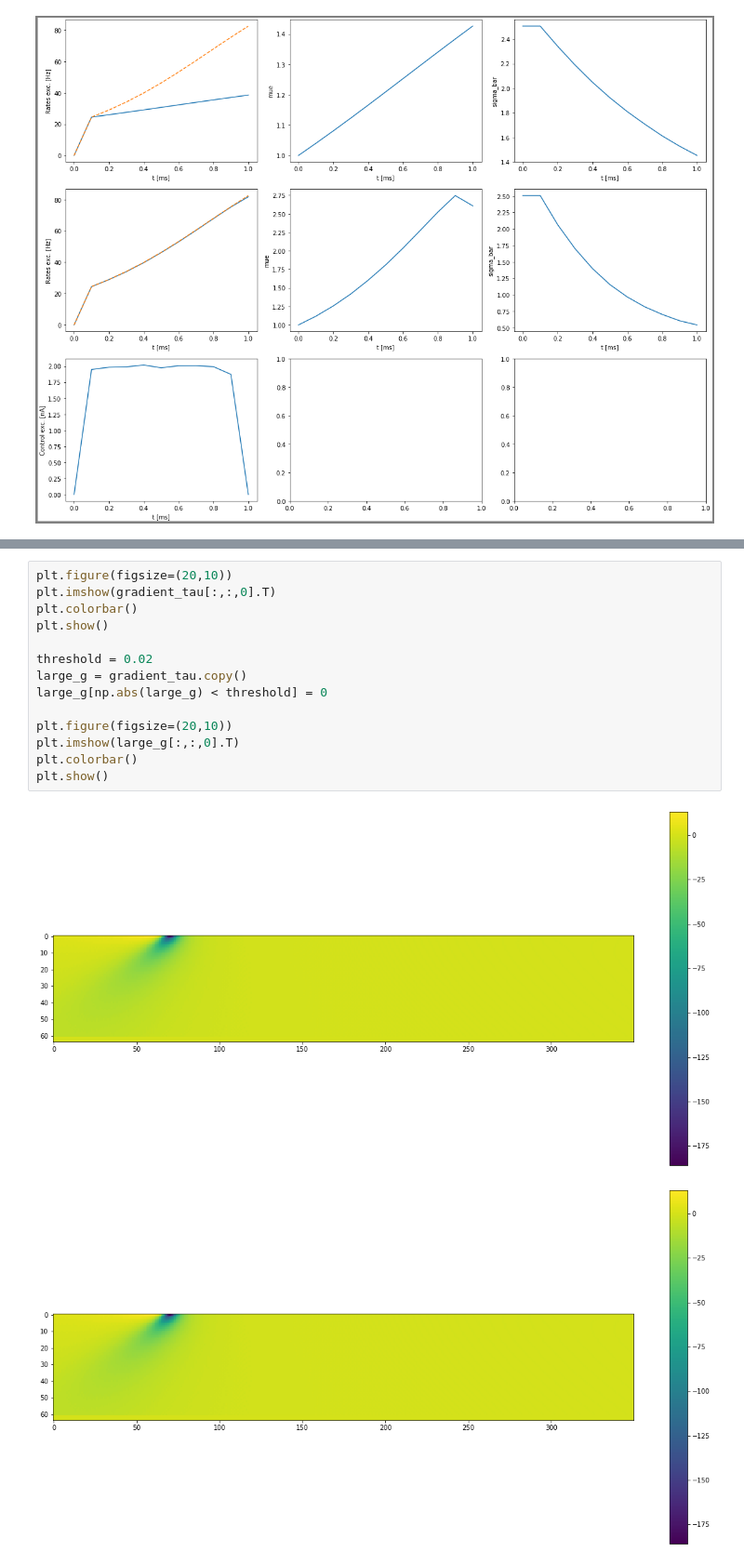
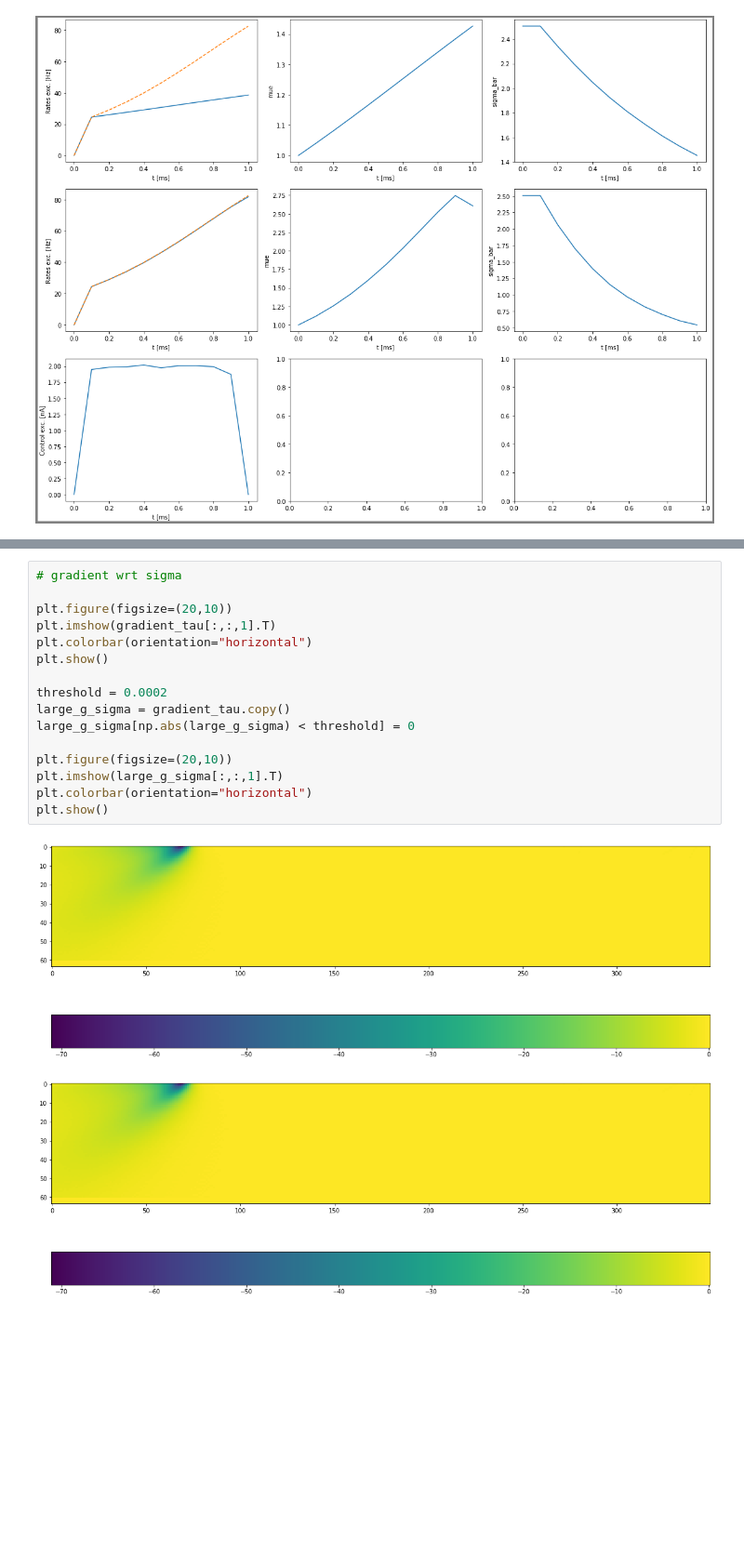
Before and after one commit to lenasal/neurolib, a Jupyter notebook: simp/e.ipynb, the cells around one changed output, grey strips where cells are left out. Shown at 93% size. Drawn from its saved outputs; the diff is of its cells as text; blank space fills up the shorter version.

```diff
--- a/simp/e.ipynb
+++ b/simp/e.ipynb
@@ -213,17 +257,19 @@ for sigma in range(len(a.params.sigmarange)-3):
 # %%
+# gradient wrt sigma
+
 plt.figure(figsize=(20,10))
-plt.imshow(gradient_tau[:,:,0].T)
-plt.colorbar()
+plt.imshow(gradient_tau[:,:,1].T)
+plt.colorbar(orientation="horizontal")
 plt.show()
 
-threshold = 0.02
-large_g = gradient_tau.copy()
-large_g[np.abs(large_g) < threshold] = 0
+threshold = 0.0002
+large_g_sigma = gradient_tau.copy()
+large_g_sigma[np.abs(large_g_sigma) < threshold] = 0
 
 plt.figure(figsize=(20,10))
-plt.imshow(large_g[:,:,0].T)
-plt.colorbar()
+plt.imshow(large_g_sigma[:,:,1].T)
+plt.colorbar(orientation="horizontal")
 plt.show()
 # %% [output]
-[figure, old version]
+[figure, new version]
-[figure, old version]
+[figure, new version]
```
Also changed, not shown: parts of 12 cells of this notebook, 3 other files.
